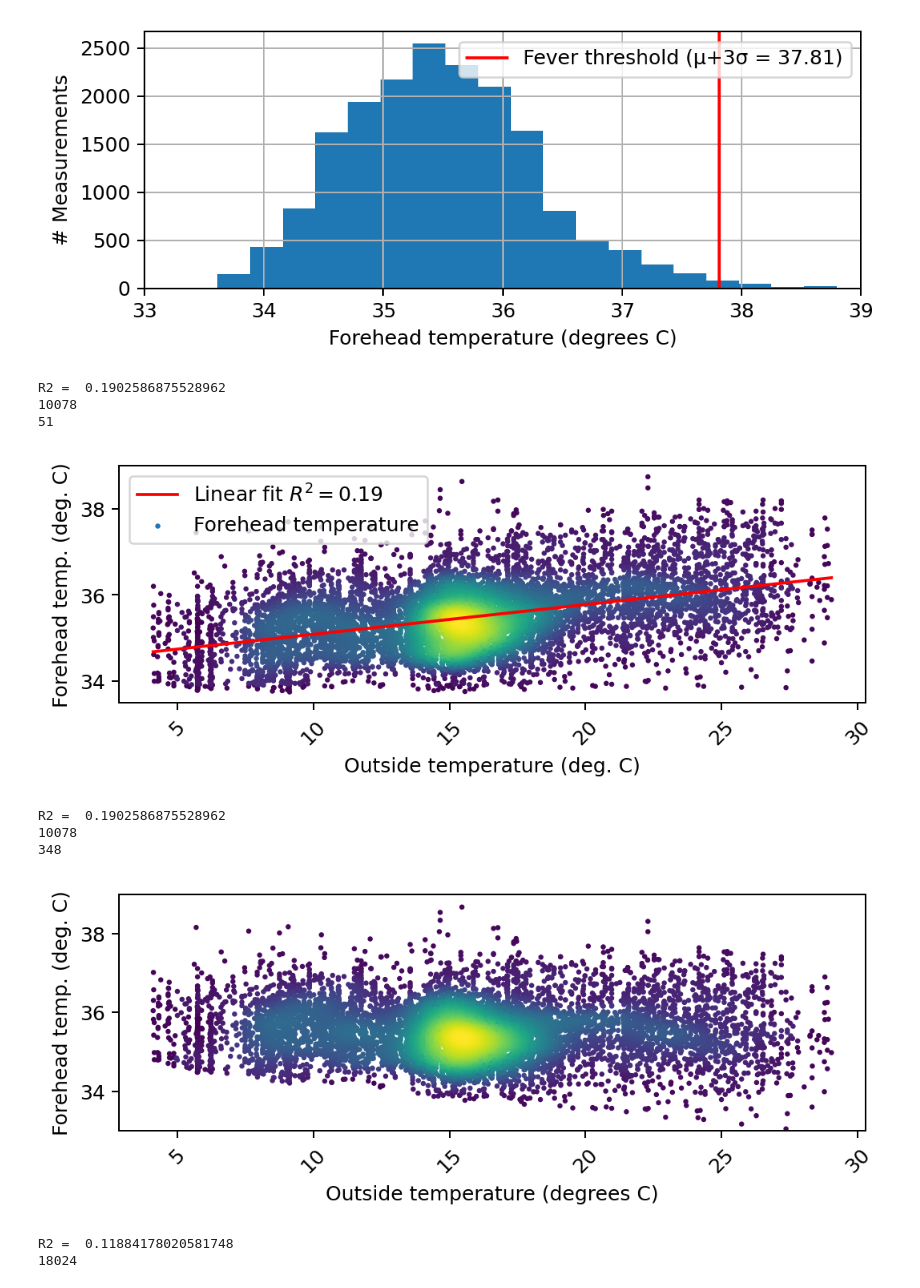
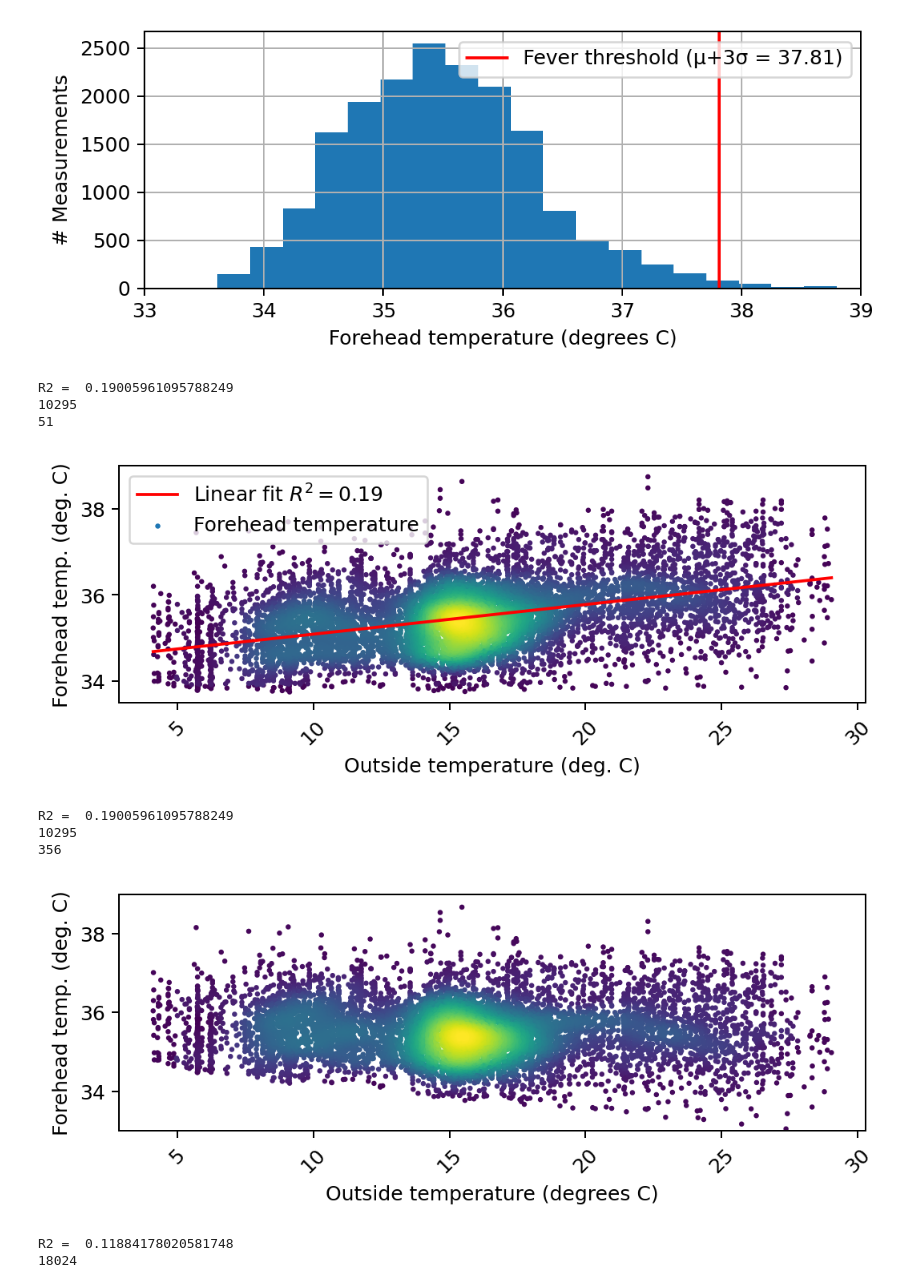
Before and after one commit to ashajkofci/CorrectionForeheadTemperature, a Jupyter notebook: coronasense_analysis.ipynb, the cells around one changed output. Saved outputs shown, nothing was run; the diff lists cells and outputs as text; code cells hidden in the pictures.

```diff
--- a/coronasense_analysis.ipynb
+++ b/coronasense_analysis.ipynb
@@ -179,46 +179,46 @@ plt.savefig('hist_all.png')
 # %%
 fig, ax = plt.subplots(figsize=(6, 2.5), dpi=180)
 df_outside = df[df['meteo_realtemp'] > 0]
-df_outside = df_outside[df_outside['machine_id'].isin([25,32,33,47,36,45,58,22,48,52])] #encore peut être 45,58,22,48,45,58,22,48,36
+df_outside = df_outside[df_outside['machine_id'].isin([3075, 3936, 4059, 5781, 4428, 5535, 7134, 2706, 5904, 6396])]
 
 linear_regressor = LinearRegression()
 linear_regressor.fit(df_outside['meteo_realtemp'].values.reshape(-1, 1), df_outside['obj_score'].values.reshape(-1, 1))
 X = np.linspace(df_outside['meteo_realtemp'].min(), df_outside['meteo_realtemp'].max()).reshape(-1, 1)
 Y_pred = linear_regressor.predict(X)
 score_r2 = linear_regressor.score(df_outside['meteo_realtemp'].values.reshape(-1, 1), df_outside['obj_score'].values.reshape(-1, 1))
 print('R2 = ',score_r2)
 
 
 ax.set(xlabel="Outside temperature (deg. C)",
        ylabel="Forehead temp. (deg. C)")
 
 density_scatter(df_outside['meteo_realtemp'], df_outside['obj_score'], ax=ax,label='Forehead temperature')
 plt.plot(X, Y_pred, 'red', label=r'Linear fit $R^2={:.2f}$'.format(score_r2))
 
 #df_ambient = df.resample('D').apply({'amb_temp':'mean'})
 #plt.plot(df_mean.index, df_ambient['amb_temp'], label='Ambient temperature')
 
 # Rotate tick marks on x-axis
 plt.setp(ax.get_xticklabels(), rotation=45)
 #ax.set_legend['Forehead temperature', 'Average over a day']
 ax.legend()
 print(len(df_outside))
 #plt.title("Effect of outside temperature on forehead temperature")
 more_than_37 = df_outside['obj_score']
 
 print(len(more_than_37[more_than_37 > more_than_37.mean() + 3*more_than_37.std()]))
 plt.tight_layout()
 
 plt.savefig('outside_forehead.png')
 # %% [output]
-R2 =  0.1902586875528962
-10078
+R2 =  0.19005961095788249
+10295
 51
-[figure, old version]
+[figure, new version]
 # %%
 fig, ax = plt.subplots(figsize=(6, 2.5), dpi=180)
 df_outside = df[df['meteo_realtemp'] > 0]
-df_outside = df_outside[df_outside['machine_id'].isin([25,32,33,47,36,45,58,22,48,52])] #encore peut être 45,58,22,48,45,58,22,48,36
+df_outside = df_outside[df_outside['machine_id'].isin([3075, 3936, 4059, 5781, 4428, 5535, 7134, 2706, 5904, 6396])]
 
 linear_regressor = LinearRegression()
 linear_regressor.fit(df_outside['meteo_realtemp'].values.reshape(-1, 1), df_outside['obj_score'].values.reshape(-1, 1))
@@ -250,9 +250,9 @@ plt.tight_layout()
 
 plt.savefig('outside_forehead_corr.png')
 # %% [output]
-R2 =  0.1902586875528962
-10078
-348
+R2 =  0.19005961095788249
+10295
+356
 [figure]
 # %%
 fig, ax = plt.subplots(figsize=(6, 2.5), dpi=180)
```
Also changed, not shown: parts of 8 cells of this notebook, 2 other files.
